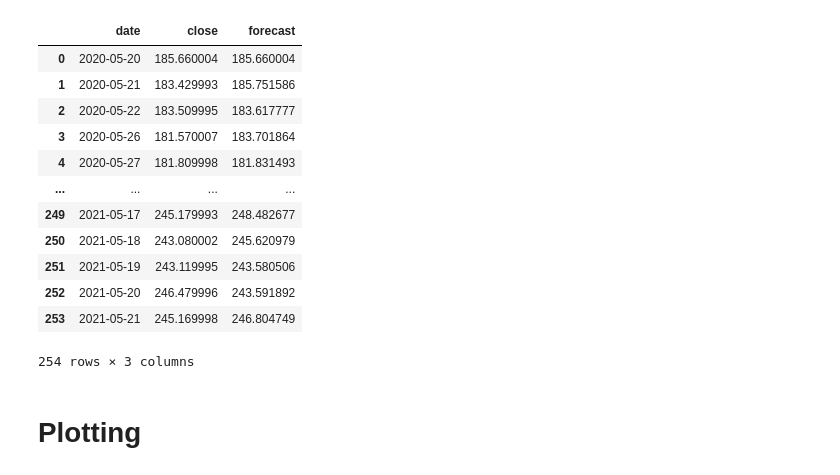
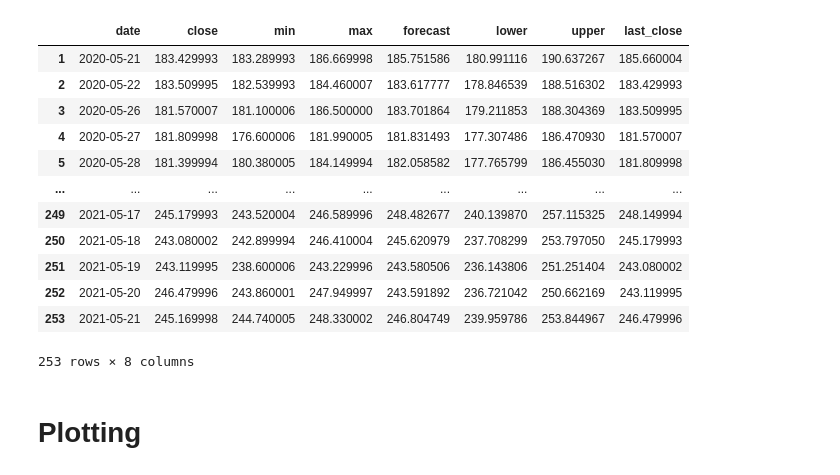
Before and after one commit to ulrikson/trading, a Jupyter notebook: simulate_ag.ipynb, the cells around one changed output. Saved outputs shown, nothing was run; the diff lists cells and outputs as text; code cells hidden in the pictures.

```diff
--- a/simulate_ag.ipynb
+++ b/simulate_ag.ipynb
@@ -9,27 +9,30 @@ import datetime
 import seaborn as sns
 sns.set()
 # %%
-stock = 'MSFT'
+stock = 'BRK-B'
 method = 'ag'
 
 df = pd.read_csv(f'data/{stock.lower()}_{method}.csv') #! remember to remove usecols
 df.date = pd.to_datetime(df.date)
 
+df['last_close'] = df['close'].shift(1)
+df = df.iloc[1:]
+
 df
 # %% [output]
-|  | date | close | forecast |
-| 0 | 2020-05-20 | 185.660004 | 185.660004 |
-| 1 | 2020-05-21 | 183.429993 | 185.751586 |
-| 2 | 2020-05-22 | 183.509995 | 183.617777 |
-| 3 | 2020-05-26 | 181.570007 | 183.701864 |
-| 4 | 2020-05-27 | 181.809998 | 181.831493 |
-| ... | ... | ... | ... |
-| 249 | 2021-05-17 | 245.179993 | 248.482677 |
-| 250 | 2021-05-18 | 243.080002 | 245.620979 |
-| 251 | 2021-05-19 | 243.119995 | 243.580506 |
-| 252 | 2021-05-20 | 246.479996 | 243.591892 |
-| 253 | 2021-05-21 | 245.169998 | 246.804749 |
+|  | date | close | min | max | forecast | lower | upper | last_close |
+| 1 | 2020-05-21 | 183.429993 | 183.289993 | 186.669998 | 185.751586 | 180.991116 | 190.637267 | 185.660004 |
+| 2 | 2020-05-22 | 183.509995 | 182.539993 | 184.460007 | 183.617777 | 178.846539 | 188.516302 | 183.429993 |
+| 3 | 2020-05-26 | 181.570007 | 181.100006 | 186.500000 | 183.701864 | 179.211853 | 188.304369 | 183.509995 |
+| 4 | 2020-05-27 | 181.809998 | 176.600006 | 181.990005 | 181.831493 | 177.307486 | 186.470930 | 181.570007 |
+| 5 | 2020-05-28 | 181.399994 | 180.380005 | 184.149994 | 182.058582 | 177.765799 | 186.455030 | 181.809998 |
+| ... | ... | ... | ... | ... | ... | ... | ... | ... |
+| 249 | 2021-05-17 | 245.179993 | 243.520004 | 246.589996 | 248.482677 | 240.139870 | 257.115325 | 248.149994 |
+| 250 | 2021-05-18 | 243.080002 | 242.899994 | 246.410004 | 245.620979 | 237.708299 | 253.797050 | 245.179993 |
+| 251 | 2021-05-19 | 243.119995 | 238.600006 | 243.229996 | 243.580506 | 236.143806 | 251.251404 | 243.080002 |
+| 252 | 2021-05-20 | 246.479996 | 243.860001 | 247.949997 | 243.591892 | 236.721042 | 250.662169 | 243.119995 |
+| 253 | 2021-05-21 | 245.169998 | 244.740005 | 248.330002 | 246.804749 | 239.959786 | 253.844967 | 246.479996 |
-254 rows × 3 columns
+253 rows × 8 columns
 # %% [markdown]
 # Plotting
 # %%
```
Also changed, not shown: parts of 6 cells of this notebook, 2 other files.
